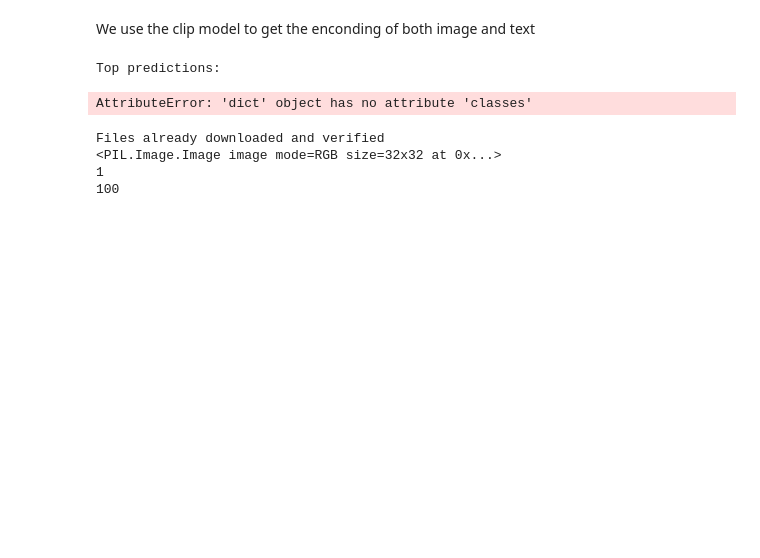
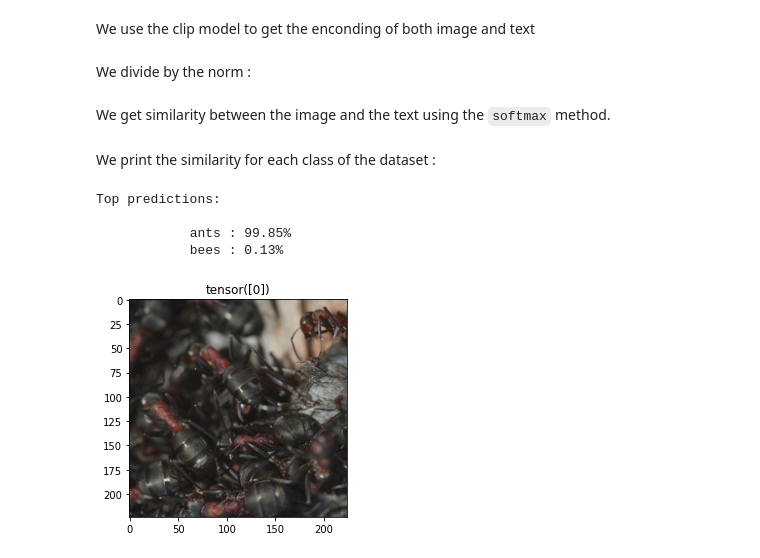
Before and after one commit to JustinAgnr/DM_ML, a Jupyter notebook: DM_ML_Part2.ipynb, the cells around one changed output. Saved outputs shown, nothing was run; the diff lists cells and outputs as text; code cells hidden in the pictures; blank space fills up the shorter version.

````diff
--- a/DM_ML_Part2.ipynb
+++ b/DM_ML_Part2.ipynb
@@ -170,4 +184,4 @@ image_datasets = {x: torchvision.datasets.ImageFolder(os.path.join(os.getcwd(),
 # %% [markdown]
 We load the correspondind dataloaders.
 # %%
-dataloaders = {x: torch.utils.data.DataLoader(datasets[x], batch_size=4, shuffle=True, num_workers=4) for x in ['train', 'val']}
+dataloaders = {x: torch.utils.data.DataLoader(image_datasets[x], batch_size=1, shuffle=True, num_workers=4) for x in ['train', 'val']}
@@ -181,0 +194,2 @@ inputs
+# %%
+one_input, classe = next(iter(dataloaders['train']))
@@ -181,0 +198,2 @@ inputs
+# %%
+image_input = one_input.to(device)
@@ -182,5 +202,2 @@ inputs
 # %%
-# Prepare the inputs
-# image, class_id = cifar100[3637]
-image_input = inputs.to(device)
 text_inputs = torch.cat([clip.tokenize(f"a photo of a {c}") for c in classes]).to(device)
@@ -196,5 +207,7 @@ We use the clip model to get the enconding of both image and text
 with torch.no_grad(): # We do not need to update the weigths
     image_features = model.encode_image(image_input)
     text_features = model.encode_text(text_inputs)
+# %% [markdown]
+We divide by the norm :
 # %%
 # Pick the top 5 most similar labels for the image
@@ -204,0 +216,2 @@ values, indices = similarity[0].topk(2)
+# %% [markdown]
+We get similarity between the image and the text using the ```softmax``` method.
@@ -205,9 +220,15 @@ values, indices = similarity[0].topk(2)
+# %% [markdown]
+We print the similarity for each class of the dataset :
 # %%
-
-# Print the result
+values, indices = similarity[0].topk(2)
 print("\nTop predictions:\n")
 for value, index in zip(values, indices):
-    print(f"{image.classes[index]:>16s}: {100 * value.item():.2f}%")
+    print(f"{classes[index]:>16s} : {100*value.item():.2f}%")
+out = torchvision.utils.make_grid(one_input)
+imshow(out, title=classe)
 # %% [output]
 Top predictions:
+
+            ants : 99.85%
+            bees : 0.13%
-AttributeError: 'dict' object has no attribute 'classes'
+[figure, added]
@@ -223,16 +234,0 @@ model, preprocess = clip.load('ViT-B/32', device)
-# %%
-# Download the dataset
-cifar100 = CIFAR100(root=os.path.expanduser("~/.cache"), download=True, train=False)
-# C'est un torchvision.dataset de taille 10000
-# Prepare the inputs
-image, class_id = cifar100[3636]
-print(image)
-image_input = preprocess(image).unsqueeze(0).to(device)
-print(len(image_input))
-text_inputs = torch.cat([clip.tokenize(f"a photo of a {c}") for c in cifar100.classes]).to(device)
-print(len(text_inputs))
-# %% [output]
-Files already downloaded and verified
-<PIL.Image.Image image mode=RGB size=32x32 at 0x...>
-1
-100
````
Also changed, not shown: parts of 21 cells of this notebook.
